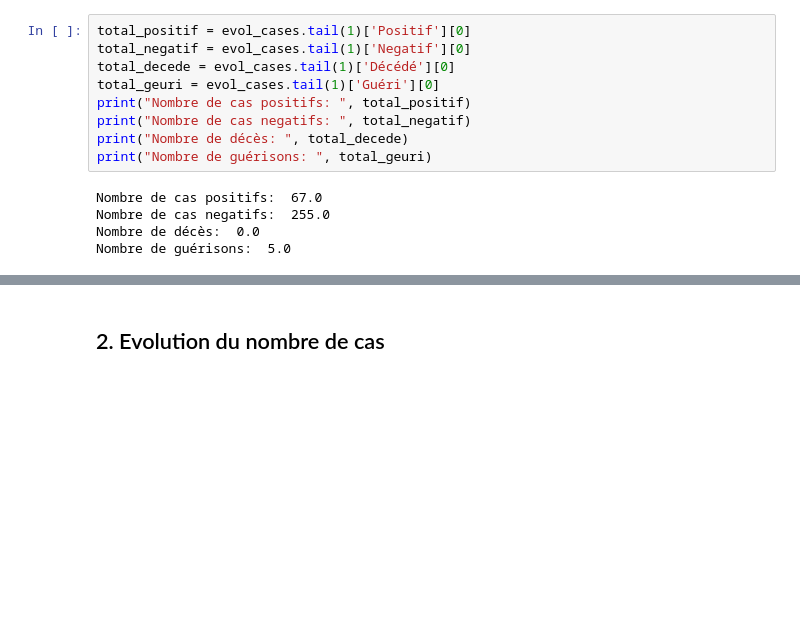
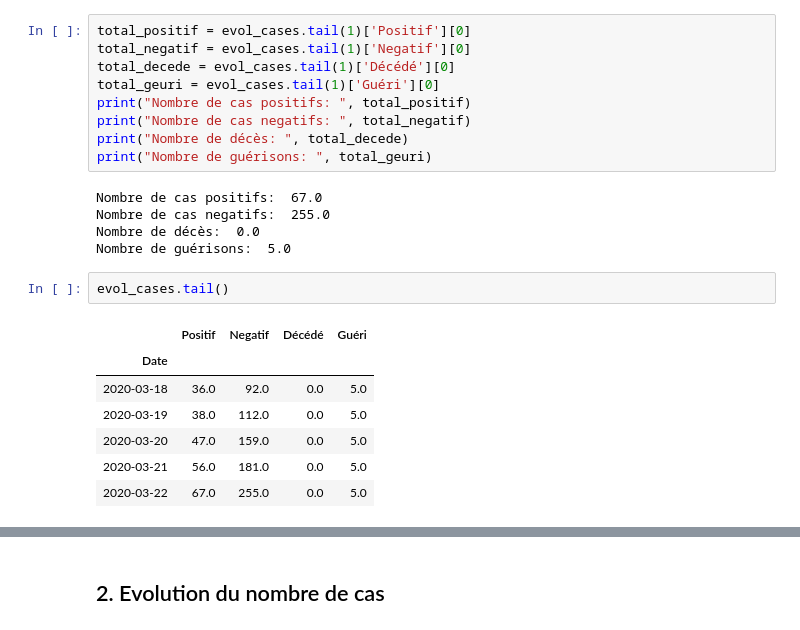
Before and after one commit to maelfabien/COVID-19-Senegal, a Jupyter notebook: COVID_Senegal.ipynb, the cells around one changed output, grey strips where cells are left out. Drawn from its saved outputs; the diff is of its cells as text; blank space fills up the shorter version.

```diff
--- a/COVID_Senegal.ipynb
+++ b/COVID_Senegal.ipynb
@@ -73,3 +77,13 @@ Nombre de cas positifs:  67.0
 Nombre de cas negatifs:  255.0
 Nombre de décès:  0.0
 Nombre de guérisons:  5.0
+# %%
+evol_cases.tail()
+# %% [output]
+|  | Positif | Negatif | Décédé | Guéri |
+| Date |  |  |  |  |
+| 2020-03-18 | 36.0 | 92.0 | 0.0 | 5.0 |
+| 2020-03-19 | 38.0 | 112.0 | 0.0 | 5.0 |
+| 2020-03-20 | 47.0 | 159.0 | 0.0 | 5.0 |
+| 2020-03-21 | 56.0 | 181.0 | 0.0 | 5.0 |
+| 2020-03-22 | 67.0 | 255.0 | 0.0 | 5.0 |
```
Also changed, not shown: parts of 9 cells of this notebook, 1 other file.
